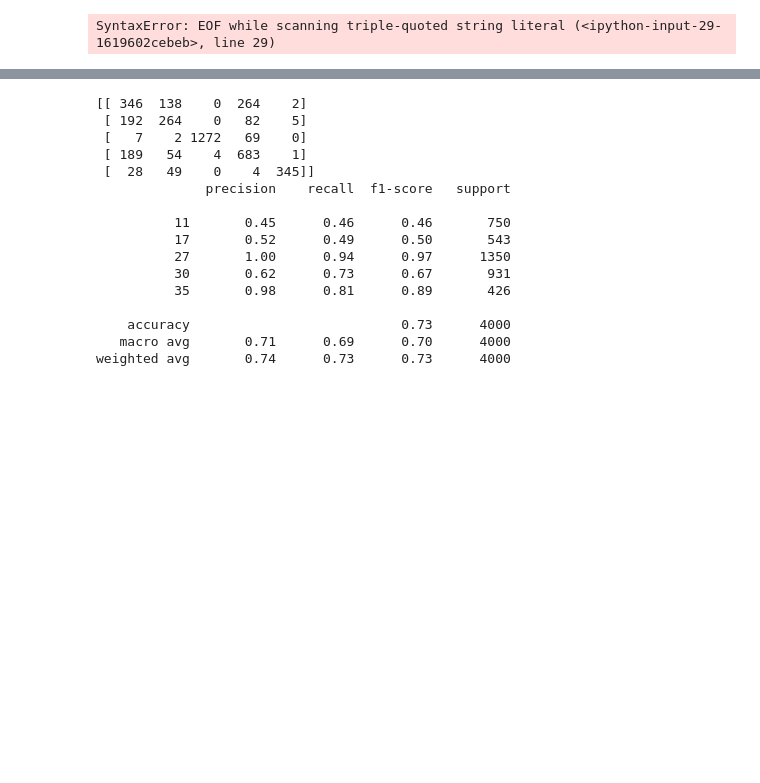
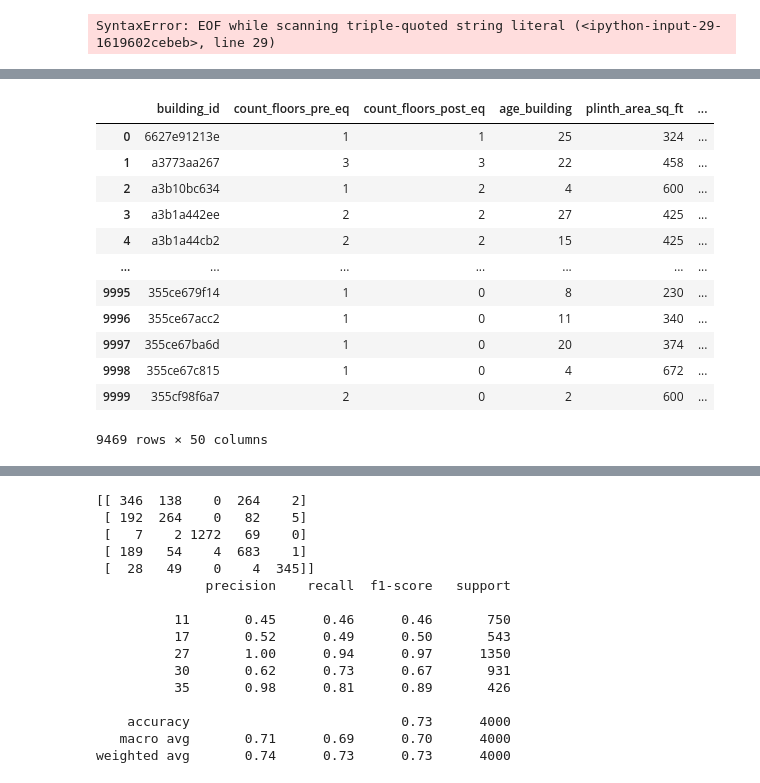
Before and after one commit to Alfonza/earthquake1, a Jupyter notebook: randomforest.ipynb, the cells around one changed output, grey strips where cells are left out. Cells and saved outputs as stored; diff of their text form; code cells hidden in the pictures; blank space fills up the shorter version.

```diff
--- a/randomforest.ipynb
+++ b/randomforest.ipynb
@@ -44,5 +55,6 @@ print(os.listdir(path))
 # %%
 #open the csv file ,take first 10000 data from total data.pd.read_csv is used to read the csv file and do operations on it
-training=pd.read_csv(path+'\\train.csv')
+training=pd.read_csv(path+'/train.csv')
 training.head()
-data1=training[:20000]
+data1=training[:10000]
+data1.drop(['district_id','vdcmun_id'],axis=1,inplace=True)
@@ -49,4 +75,4 @@ data1=training[:20000]
 # %%
-data2=pd.read_csv(path+'\\Building_Ownership_Use.csv')
+data2=pd.read_csv(path+'/Building_Ownership_Use.csv')
 data2.head()
-data3 = pd.merge(data2,data1,on=['building_id'])
+data2.drop(['district_id','vdcmun_id'],axis=1,inplace=True)
@@ -53,4 +81,4 @@ data3 = pd.merge(data2,data1,on=['building_id'])
 # %%
-data4=pd.read_csv(path+'\\Building_Structure.csv')
+data4=pd.read_csv(path+'/Building_Structure.csv')
 data4.head()
-data= pd.merge(data4,data3,on=['building_id'])
+data4.drop(['district_id','vdcmun_id','ward_id'],axis=1,inplace=True)
@@ -57,3 +96,5 @@ data= pd.merge(data4,data3,on=['building_id'])
+# %%
+data.drop('legal_ownership_status',axis=1,inplace=True)
 # %%
 #list the what are the featuers consider for training
 features=list(data)
@@ -62,0 +104,16 @@ print(features)
+# %%
+data.dropna(axis=0, how='any', thresh=None, subset=None, inplace=False)
+# %% [output]
+|  | building_id | count_floors_pre_eq | count_floors_post_eq | age_building | plinth_area_sq_ft | ... |
+| 0 | 6627e91213e | 1 | 1 | 25 | 324 | ... |
+| 1 | a3773aa267 | 3 | 3 | 22 | 458 | ... |
+| 2 | a3b10bc634 | 1 | 2 | 4 | 600 | ... |
+| 3 | a3b1a442ee | 2 | 2 | 27 | 425 | ... |
+| 4 | a3b1a44cb2 | 2 | 2 | 15 | 425 | ... |
+| ... | ... | ... | ... | ... | ... | ... |
+| 9995 | 355ce679f14 | 1 | 0 | 8 | 230 | ... |
+| 9996 | 355ce67acc2 | 1 | 0 | 11 | 340 | ... |
+| 9997 | 355ce67ba6d | 1 | 0 | 20 | 374 | ... |
+| 9998 | 355ce67c815 | 1 | 0 | 4 | 672 | ... |
+| 9999 | 355cf98f6a7 | 2 | 0 | 2 | 600 | ... |
+9469 rows × 50 columns
```
Also changed, not shown: parts of 38 cells of this notebook.
